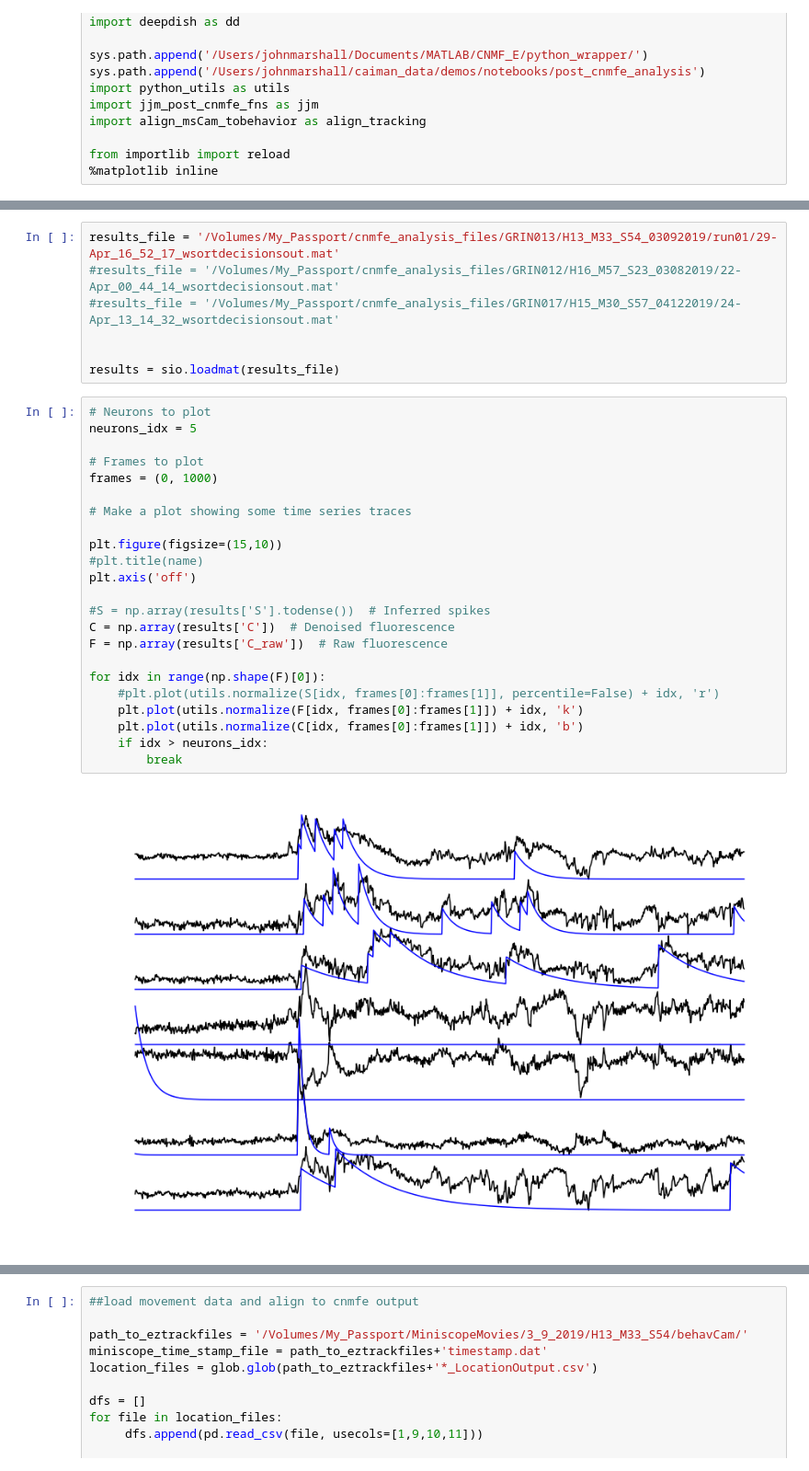
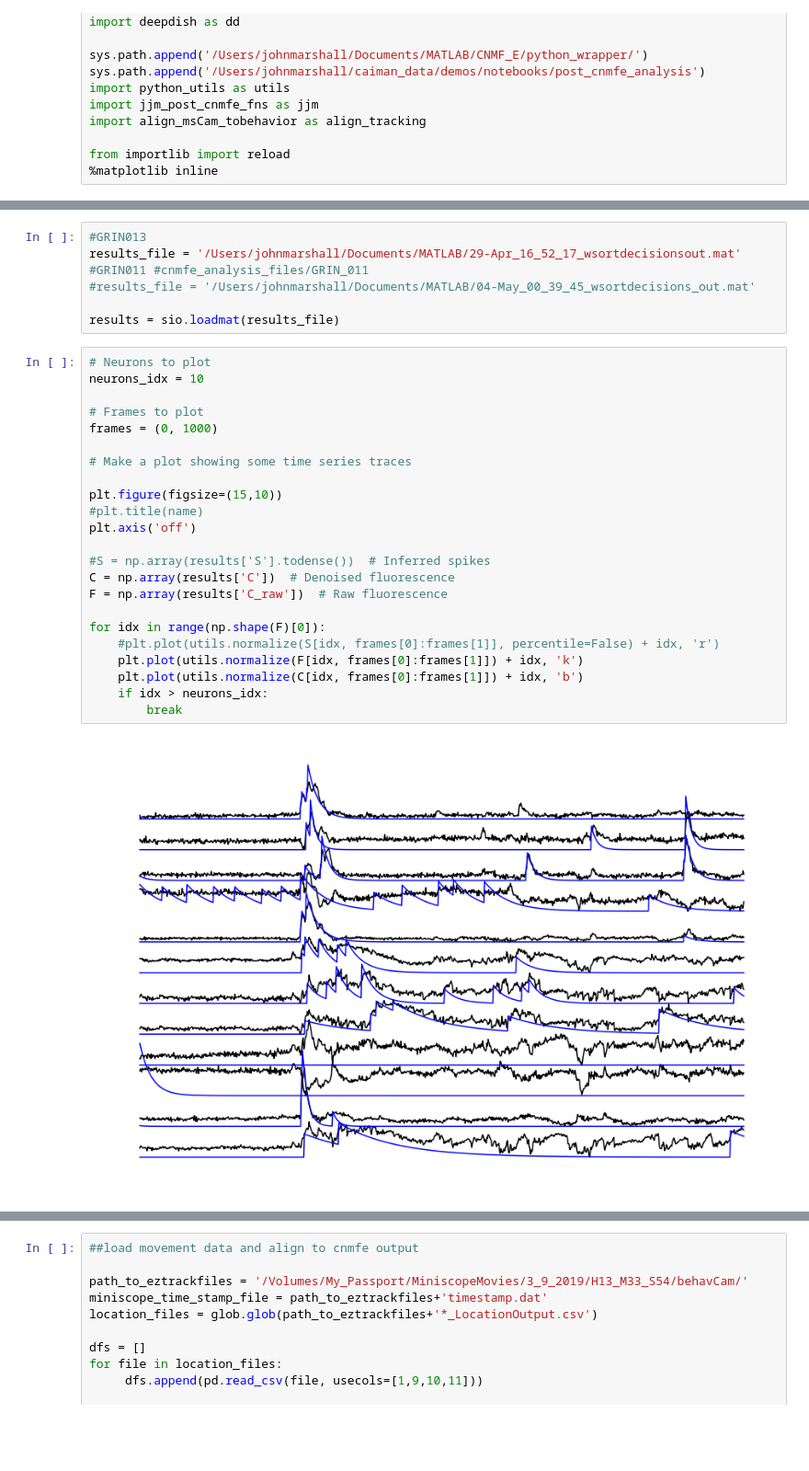
Before and after one commit to santiagochacin/post_cmfe_analysis, a Jupyter notebook: open_field_cnmfe_analysis_jjm.ipynb, the cells around one changed output, grey strips where cells are left out. Shown at 92% size. Cells and saved outputs as stored; diff of their text form; blank space fills up the shorter version.

```diff
--- a/open_field_cnmfe_analysis_jjm.ipynb
+++ b/open_field_cnmfe_analysis_jjm.ipynb
@@ -38,32 +36,32 @@ reload(align_tracking)
-# %%
-results_file = '/Volumes/My_Passport/cnmfe_analysis_files/GRIN013/H13_M33_S54_03092019/run01/29-Apr_16_52_17_wsortdecisionsout.mat'
-#results_file = '/Volumes/My_Passport/cnmfe_analysis_files/GRIN012/H16_M57_S23_03082019/22-Apr_00_44_14_wsortdecisionsout.mat'
-#results_file = '/Volumes/My_Passport/cnmfe_analysis_files/GRIN017/H15_M30_S57_04122019/24-Apr_13_14_32_wsortdecisionsout.mat'
-
-
-results = sio.loadmat(results_file)
+# %%
+#GRIN013
+results_file = '/Users/johnmarshall/Documents/MATLAB/29-Apr_16_52_17_wsortdecisionsout.mat'
+#GRIN011 #cnmfe_analysis_files/GRIN_011
+#results_file = '/Users/johnmarshall/Documents/MATLAB/04-May_00_39_45_wsortdecisions_out.mat'
+
+results = sio.loadmat(results_file)
 # %%
 # Neurons to plot
-neurons_idx = 5
+neurons_idx = 10
 
 # Frames to plot
 frames = (0, 1000)
 
 # Make a plot showing some time series traces
 
 plt.figure(figsize=(15,10))
 #plt.title(name)
 plt.axis('off')
 
 #S = np.array(results['S'].todense())  # Inferred spikes
 C = np.array(results['C'])  # Denoised fluorescence
 F = np.array(results['C_raw'])  # Raw fluorescence
 
 for idx in range(np.shape(F)[0]):
     #plt.plot(utils.normalize(S[idx, frames[0]:frames[1]], percentile=False) + idx, 'r')
     plt.plot(utils.normalize(F[idx, frames[0]:frames[1]]) + idx, 'k')
     plt.plot(utils.normalize(C[idx, frames[0]:frames[1]]) + idx, 'b')
     if idx > neurons_idx:
         break
 # %% [output]
-[figure, old version]
+[figure, new version]
```
Also changed, not shown: parts of 12 cells of this notebook, 3 other files.
